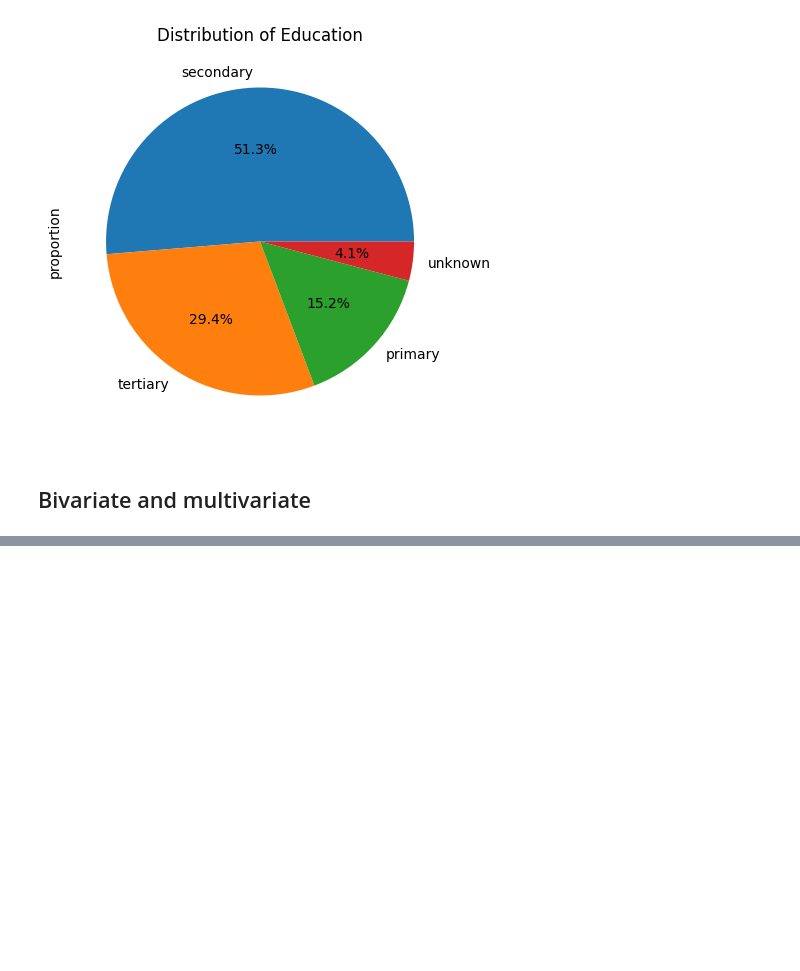
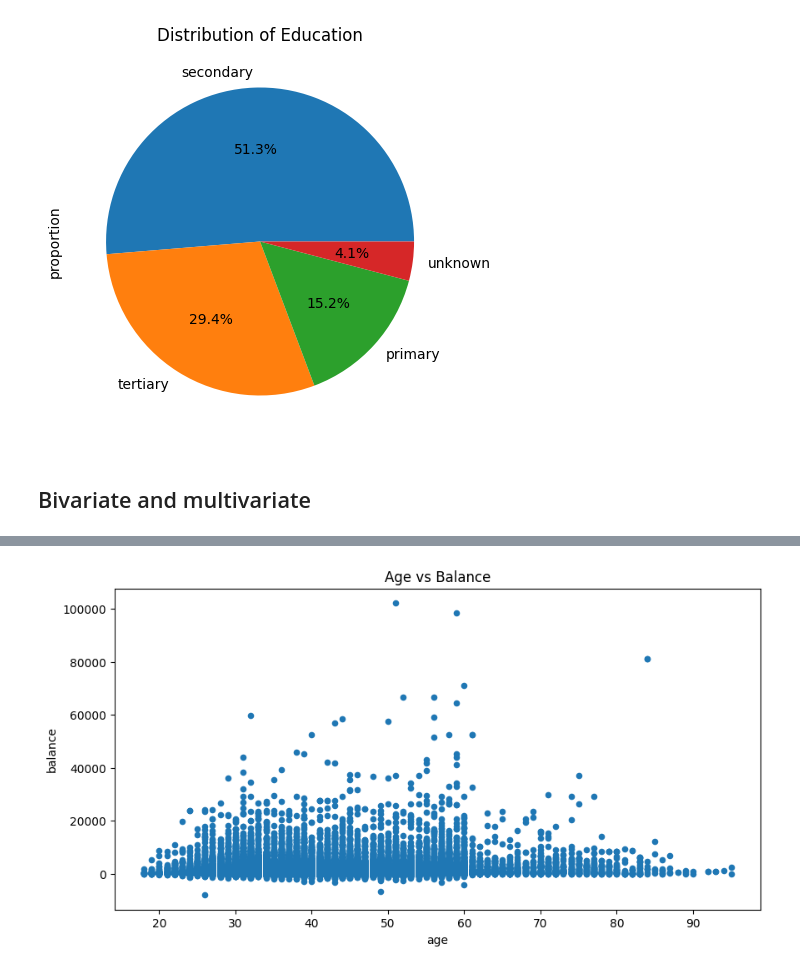
Before and after one commit to TalJa1/dc_practice, a Jupyter notebook: learning/data_toolkits.ipynb, the cells around one changed output, grey strips where cells are left out. Drawn from its saved outputs; the diff is of its cells as text; code cells hidden in the pictures; blank space fills up the shorter version.

```diff
--- a/learning/data_toolkits.ipynb
+++ b/learning/data_toolkits.ipynb
@@ -272,0 +280,5 @@ df['education'].value_counts(normalize=True).plot.pie(
+# %%
+df.plot.scatter(x='age', y='balance', figsize=(10, 5), title='Age vs Balance')
+plt.show()
+# %% [output]
+[figure, added]
```
Also changed, not shown: parts of 3 cells of this notebook, 1 other file.
